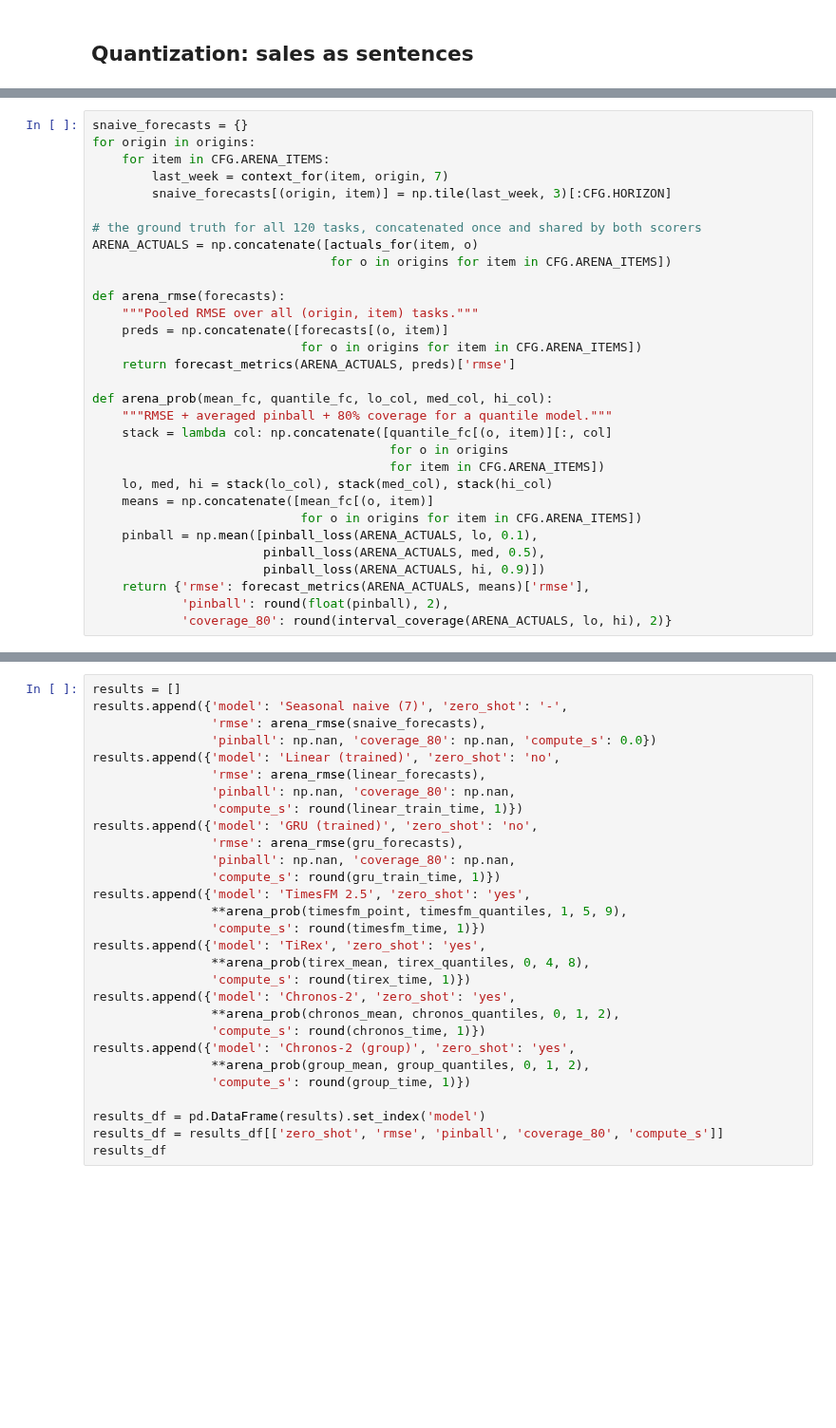
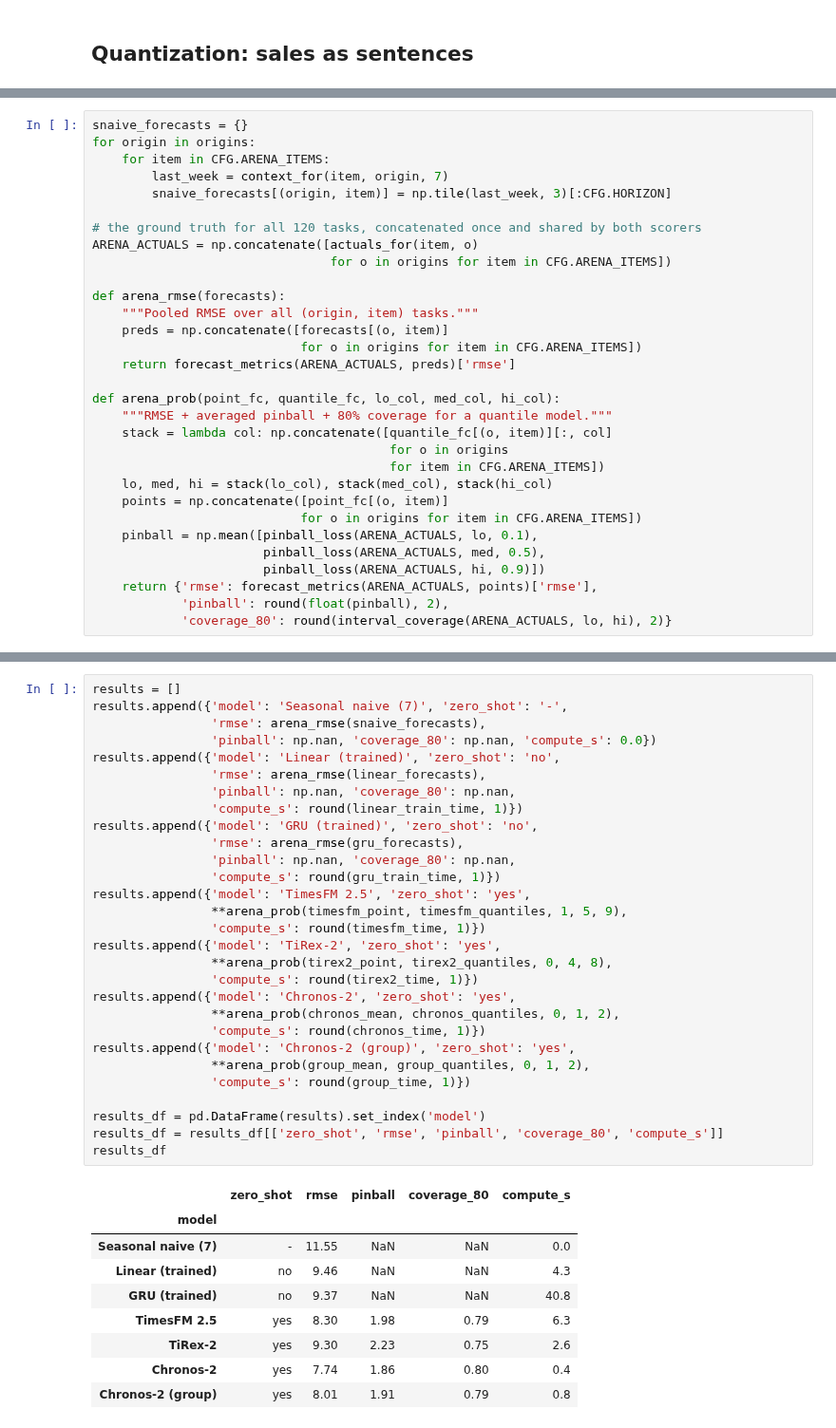
Before and after one commit to tng-konrad/time-series-with-Konrad, a Jupyter notebook: m14-tsfm.ipynb, the cells around one changed output, grey strips where cells are left out. Shown at 95% size. Saved outputs shown, nothing was run; the diff lists cells and outputs as text; blank space fills up the shorter version.

```diff
--- a/m14-tsfm.ipynb
+++ b/m14-tsfm.ipynb
@@ -857,18 +831,18 @@ def arena_rmse(forecasts):
                             for o in origins for item in CFG.ARENA_ITEMS])
     return forecast_metrics(ARENA_ACTUALS, preds)['rmse']
 
-def arena_prob(mean_fc, quantile_fc, lo_col, med_col, hi_col):
+def arena_prob(point_fc, quantile_fc, lo_col, med_col, hi_col):
     """RMSE + averaged pinball + 80% coverage for a quantile model."""
     stack = lambda col: np.concatenate([quantile_fc[(o, item)][:, col]
                                         for o in origins
                                         for item in CFG.ARENA_ITEMS])
     lo, med, hi = stack(lo_col), stack(med_col), stack(hi_col)
-    means = np.concatenate([mean_fc[(o, item)]
+    points = np.concatenate([point_fc[(o, item)]
                             for o in origins for item in CFG.ARENA_ITEMS])
     pinball = np.mean([pinball_loss(ARENA_ACTUALS, lo, 0.1),
                        pinball_loss(ARENA_ACTUALS, med, 0.5),
                        pinball_loss(ARENA_ACTUALS, hi, 0.9)])
-    return {'rmse': forecast_metrics(ARENA_ACTUALS, means)['rmse'],
+    return {'rmse': forecast_metrics(ARENA_ACTUALS, points)['rmse'],
             'pinball': round(float(pinball), 2),
             'coverage_80': round(interval_coverage(ARENA_ACTUALS, lo, hi), 2)}
 # %% [markdown]
@@ -885,30 +860,40 @@ requested.
 # %%
 results = []
 results.append({'model': 'Seasonal naive (7)', 'zero_shot': '-',
                 'rmse': arena_rmse(snaive_forecasts),
                 'pinball': np.nan, 'coverage_80': np.nan, 'compute_s': 0.0})
 results.append({'model': 'Linear (trained)', 'zero_shot': 'no',
                 'rmse': arena_rmse(linear_forecasts),
                 'pinball': np.nan, 'coverage_80': np.nan,
                 'compute_s': round(linear_train_time, 1)})
 results.append({'model': 'GRU (trained)', 'zero_shot': 'no',
                 'rmse': arena_rmse(gru_forecasts),
                 'pinball': np.nan, 'coverage_80': np.nan,
                 'compute_s': round(gru_train_time, 1)})
 results.append({'model': 'TimesFM 2.5', 'zero_shot': 'yes',
                 **arena_prob(timesfm_point, timesfm_quantiles, 1, 5, 9),
                 'compute_s': round(timesfm_time, 1)})
-results.append({'model': 'TiRex', 'zero_shot': 'yes',
-                **arena_prob(tirex_mean, tirex_quantiles, 0, 4, 8),
-                'compute_s': round(tirex_time, 1)})
+results.append({'model': 'TiRex-2', 'zero_shot': 'yes',
+                **arena_prob(tirex2_point, tirex2_quantiles, 0, 4, 8),
+                'compute_s': round(tirex2_time, 1)})
 results.append({'model': 'Chronos-2', 'zero_shot': 'yes',
                 **arena_prob(chronos_mean, chronos_quantiles, 0, 1, 2),
                 'compute_s': round(chronos_time, 1)})
 results.append({'model': 'Chronos-2 (group)', 'zero_shot': 'yes',
                 **arena_prob(group_mean, group_quantiles, 0, 1, 2),
                 'compute_s': round(group_time, 1)})
 
 results_df = pd.DataFrame(results).set_index('model')
 results_df = results_df[['zero_shot', 'rmse', 'pinball', 'coverage_80', 'compute_s']]
 results_df
+# %% [output]
+|  | zero_shot | rmse | pinball | coverage_80 | compute_s |
+| model |  |  |  |  |  |
+| Seasonal naive (7) | - | 11.55 | NaN | NaN | 0.0 |
+| Linear (trained) | no | 9.46 | NaN | NaN | 4.3 |
+| GRU (trained) | no | 9.37 | NaN | NaN | 40.8 |
+| TimesFM 2.5 | yes | 8.30 | 1.98 | 0.79 | 6.3 |
+| TiRex-2 | yes | 9.30 | 2.23 | 0.75 | 2.6 |
+| Chronos-2 | yes | 7.74 | 1.86 | 0.80 | 0.4 |
+| Chronos-2 (group) | yes | 8.01 | 1.91 | 0.79 | 0.8 |
 # %% [markdown]
```
Also changed, not shown: parts of 73 cells of this notebook, 5 other files.
